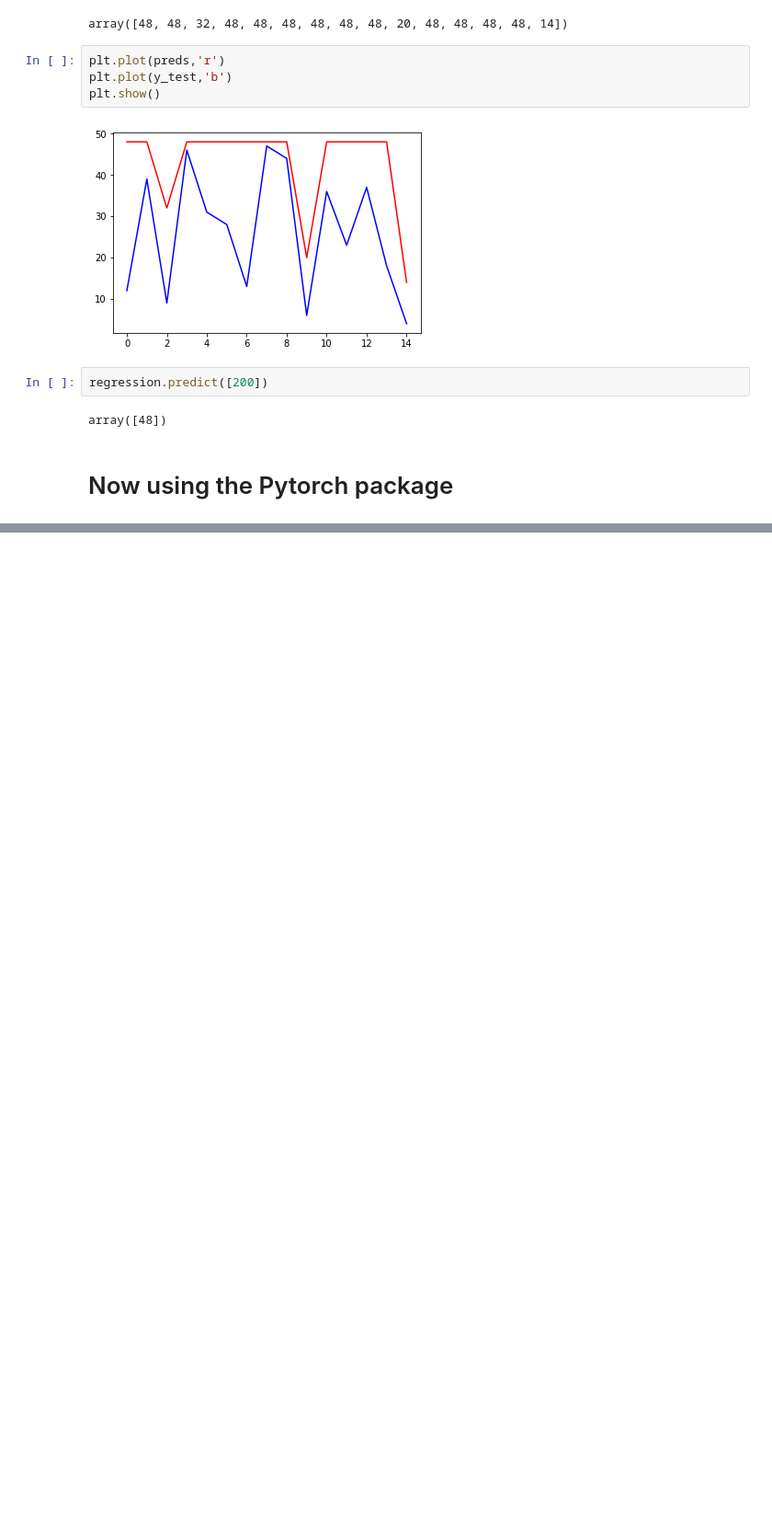
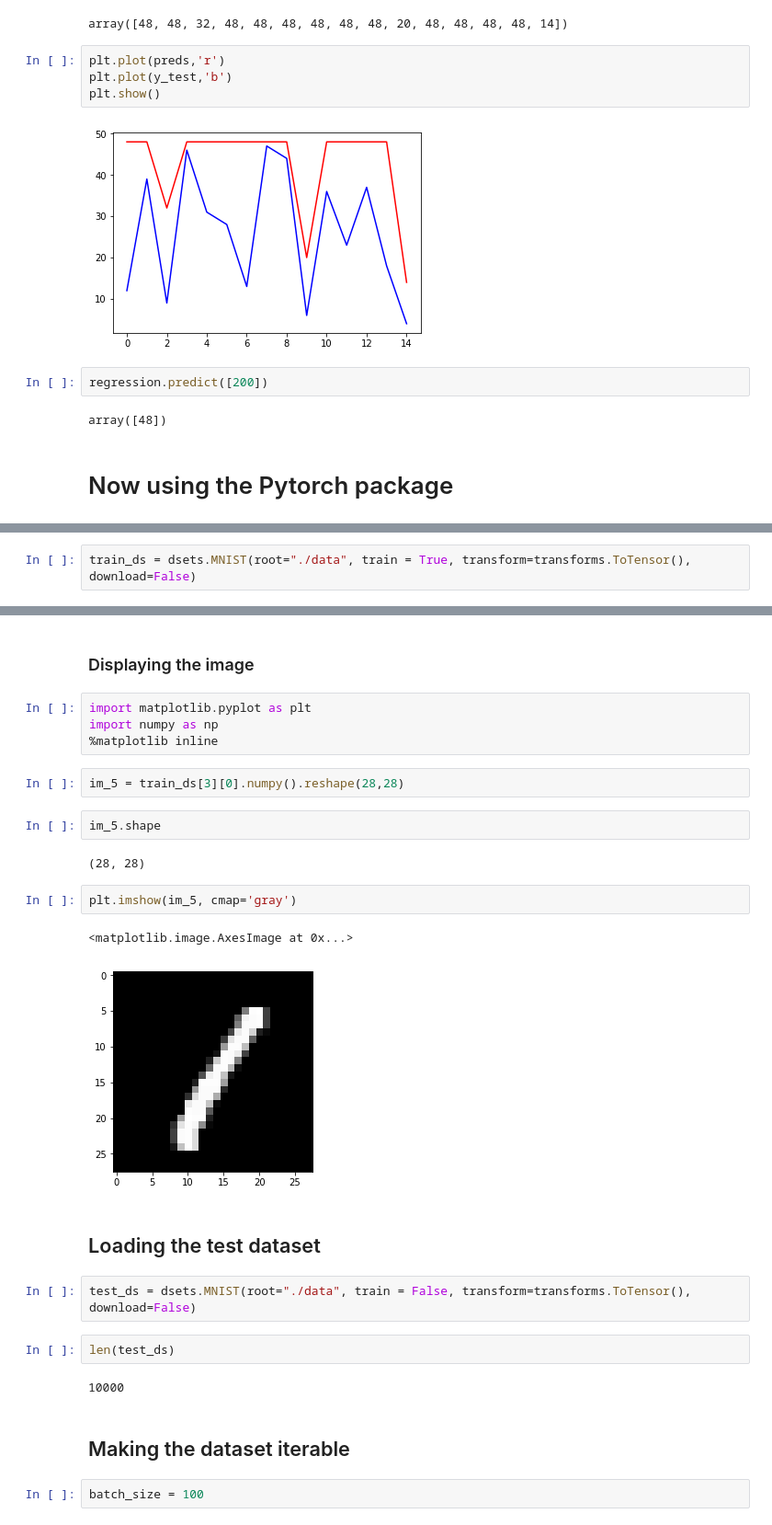
Before and after one commit to rsilveira79/pytorch_notebooks, a Jupyter notebook: udemy_course/3.Logistic_regression.ipynb, the cells around one changed output, grey strips where cells are left out. Shown: that part at 92% size. Drawn from its saved outputs; the diff is of its cells as text; blank space fills up the shorter version.

```diff
--- a/udemy_course/3.Logistic_regression.ipynb
+++ b/udemy_course/3.Logistic_regression.ipynb
@@ -70,0 +100,2 @@ array([48])
+# %%
+train_ds = dsets.MNIST(root="./data", train = True, transform=transforms.ToTensor(), download=False)
@@ -70,0 +149,29 @@ array([48])
+# %% [markdown]
+### Displaying the image
+# %%
+import matplotlib.pyplot as plt
+import numpy as np
+%matplotlib inline
+# %%
+im_5 = train_ds[3][0].numpy().reshape(28,28)
+# %%
+im_5.shape
+# %% [output]
+(28, 28)
+# %%
+plt.imshow(im_5, cmap='gray')
+# %% [output]
+<matplotlib.image.AxesImage at 0x...>
+[figure, added]
+# %% [markdown]
+## Loading the test dataset
+# %%
+test_ds = dsets.MNIST(root="./data", train = False, transform=transforms.ToTensor(), download=False)
+# %%
+len(test_ds)
+# %% [output]
+10000
+# %% [markdown]
+## Making the dataset iterable
+# %%
+batch_size = 100
```
Also changed, not shown: parts of 36 cells of this notebook.
